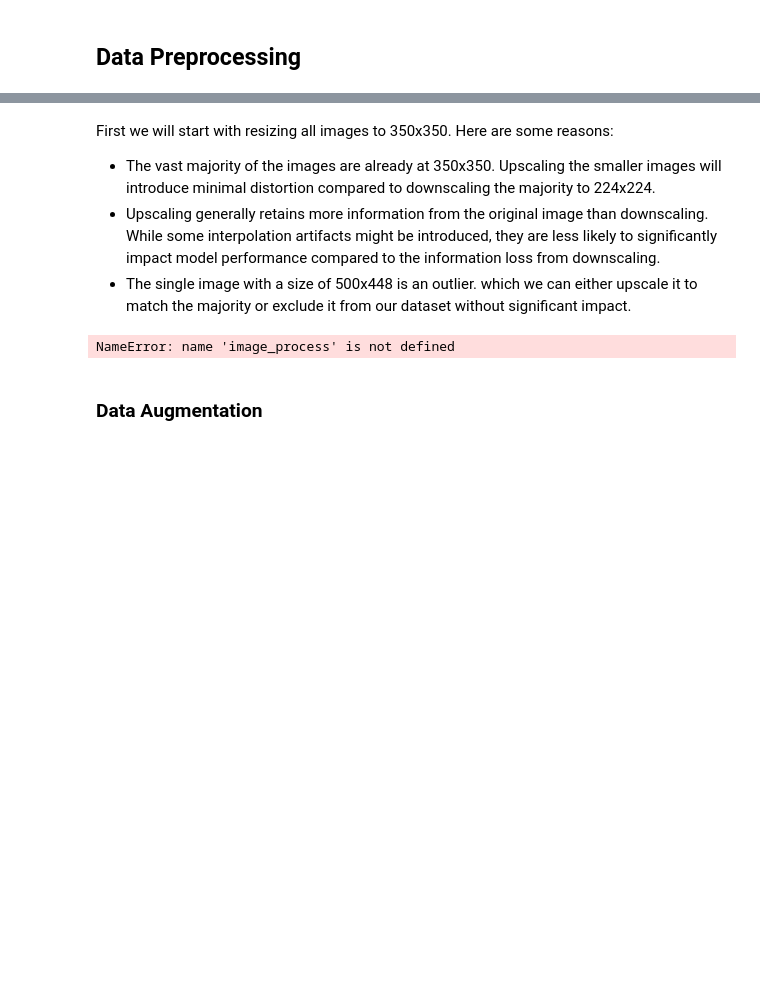
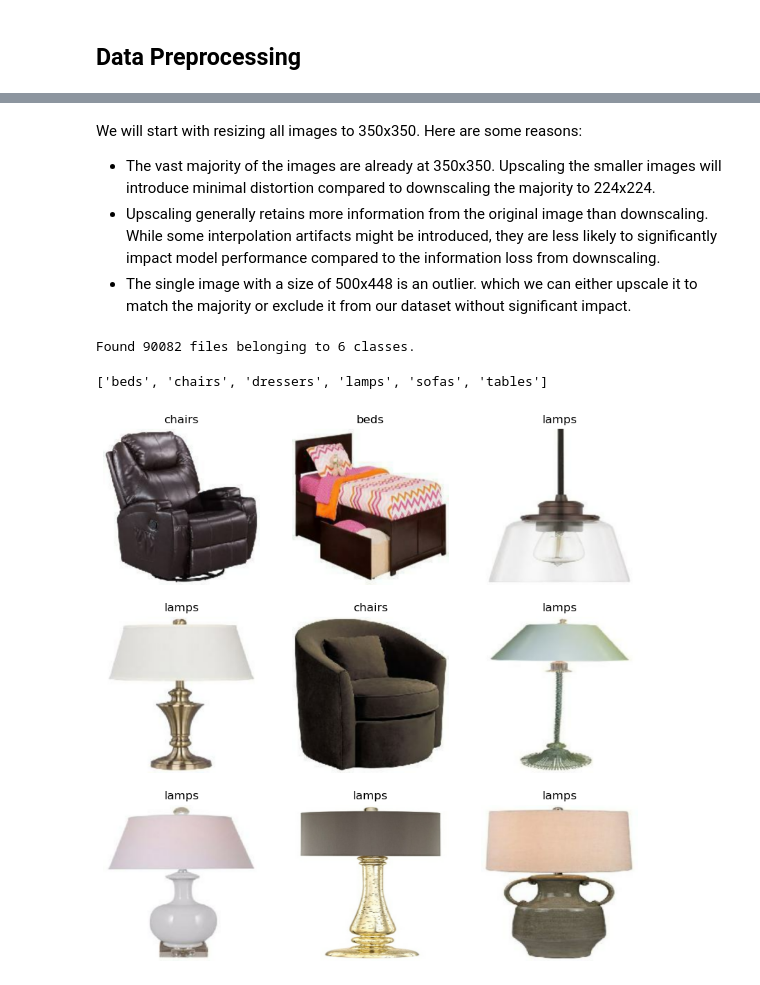
Before and after one commit to vhpx/furniture-classifier, a Jupyter notebook: EDA.ipynb, the cells around one changed output, grey strips where cells are left out. Saved outputs shown, nothing was run; the diff lists cells and outputs as text; code cells hidden in the pictures; blank space fills up the shorter version.

```diff
--- a/EDA.ipynb
+++ b/EDA.ipynb
@@ -454,16 +422,26 @@ df_table_dims.describe().T
 # %% [markdown]
-First we will start with resizing all images to 350x350. Here are some reasons:
+We will start with resizing all images to 350x350. Here are some reasons:
 - The vast majority of the images are already at 350x350. Upscaling the smaller images will introduce minimal distortion compared to downscaling the majority to 224x224.
 - Upscaling generally retains more information from the original image than downscaling. While some interpolation artifacts might be introduced, they are less likely to significantly impact model performance compared to the information loss from downscaling.
 - The single image with a size of 500x448 is an outlier. which we can either upscale it to match the majority or exclude it from our dataset without significant impact.
-# %%
-image_process.imgResize(beds_path, 350)
-image_process.imgResize(chairs_path, 350)
-image_process.imgResize(dressers_path, 350)
-image_process.imgResize(lamps_path, 350)
-image_process.imgResize(sofas_path, 350)
-image_process.imgResize(tables_path, 350)
-# %% [output]
-NameError: name 'image_process' is not defined
-# %% [markdown]
-### Data Augmentation
+# %%
+data_cleaned = tf.keras.preprocessing.image_dataset_from_directory(TRAIN_DATA_DIR, labels= "inferred", image_size=(350, 350))
+# %% [output]
+Found 90082 files belonging to 6 classes.
+# %%
+categories_names = data_cleaned.class_names
+print(categories_names)
+# %% [output]
+['beds', 'chairs', 'dressers', 'lamps', 'sofas', 'tables']
+# %%
+import matplotlib.pyplot as plt
+
+plt.figure(figsize=(10, 10))
+for images, labels in data_cleaned.take(1):
+  for i in range(9):
+    ax = plt.subplot(3, 3, i + 1)
+    plt.imshow(images[i].numpy().astype("uint8"))
+    plt.title(categories_names[labels[i]])
+    plt.axis("off")
+# %% [output]
+[figure, added]
```
Also changed, not shown: parts of 8 cells of this notebook, 2 other files.
